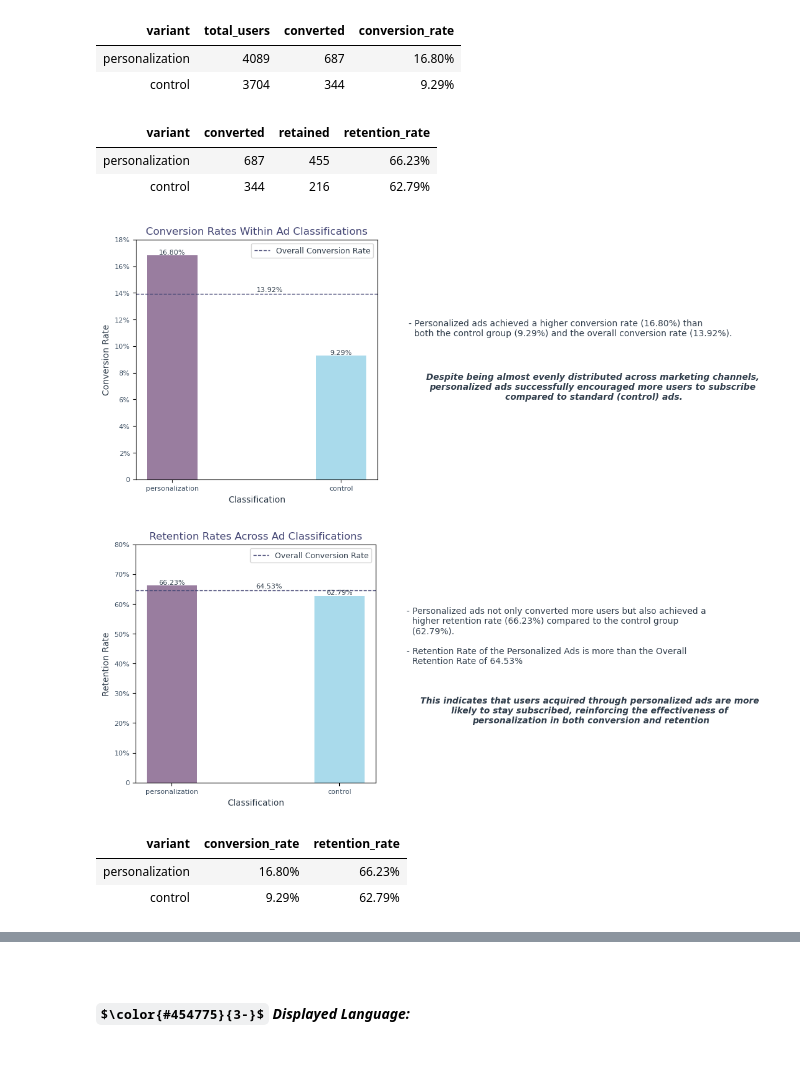
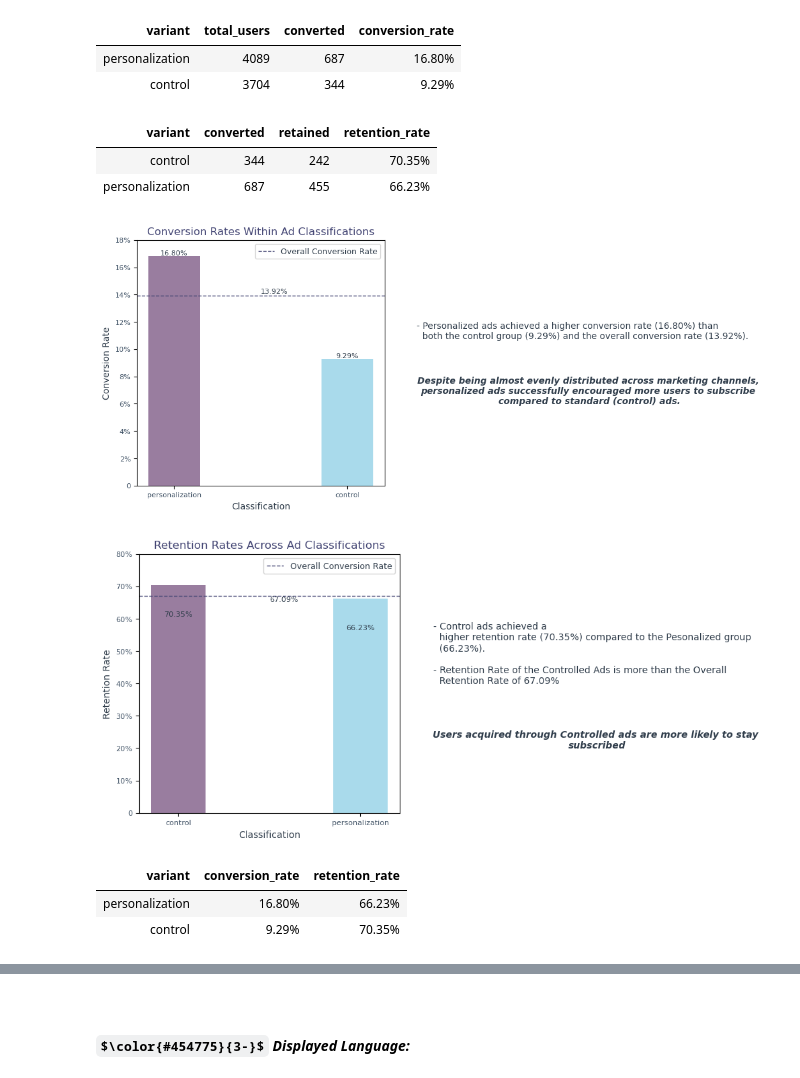
Before and after one commit to hend-a-ghafour/Analyzing_Marketing_Campaigns, a Jupyter notebook: Analyzing_Marketing_Campaigns.ipynb, the cells around one changed output, grey strips where cells are left out. Drawn from its saved outputs; the diff is of its cells as text; code cells hidden in the pictures; some formulas as TeX source.

```diff
--- a/Analyzing_Marketing_Campaigns.ipynb
+++ b/Analyzing_Marketing_Campaigns.ipynb
@@ -301,3 +313,15 @@ The Null values in date_served Column has been handeled, resulting in a 0 Null V
+# %%
+# date_subscribed:
+marketing['date_subscribed']= np.where(np.logical_and(marketing.converted==True,marketing.date_subscribed.isna()==True),
+                                       marketing.date_served,marketing.date_subscribed)
+# %%
+# subscribing_channel:
+marketing['subscribing_channel']= np.where(np.logical_and(marketing.converted==True,marketing.subscribing_channel.isna()==True),
+                                       marketing.marketing_channel,marketing.subscribing_channel)
+# %%
+#is_retained:
+marketing['is_retained']= np.where(np.logical_and(marketing.converted==True,marketing.is_retained.isna()==True,marketing.date_canceled.isna()==True),
+                                       True,marketing.is_retained)
 # %%
 # Checking for Null Values:
 if marketing.isna().sum().sum() == 0:
@@ -1158,8 +1192,8 @@ retention_var=retention_var.sort_values('retention_rate', ascending=False)
 retention_var.style.hide().format({'retention_rate':'{:,.2%}'})
 # %% [output]
 | variant | converted | retained | retention_rate |
+| control | 344 | 242 | 70.35% |
 | personalization | 687 | 455 | 66.23% |
-| control | 344 | 216 | 62.79% |
 # %%
 # 1- Visualization - Conversion Rates Within Variant Classifications:
 # Data
@@ -1183,65 +1217,64 @@ plt.yticks(np.arange(0,.2,.02),['0','2%','4%','6%','8%','10%','12%','14%','16%',
 plt.legend(fontsize=9,labelcolor='#313E4C')
 
 # Annotating chart with values
-plt.text(.5,.14, '13.92%', ha= 'left', va ='bottom', fontsize=8, color='#313E4C')
+plt.text(.5,.14, f'{conversion_rate:.2%}', ha= 'left', va ='bottom', fontsize=8, color='#313E4C')
 for i,v in enumerate(y):
     plt.text(i,v,f'{v:.2%}',va='bottom',ha='center', fontsize=8, color='#313E4C')
 
 # Findings
-text1='''
-- Personalized ads achieved a higher conversion rate (16.80%) than
-  both the control group (9.29%) and the overall conversion rate (13.92%).\n'''
+text1=f'''
+- Personalized ads achieved a higher conversion rate ({y.max():.2%}) than
+  both the control group ({y.min():.2%}) and the overall conversion rate ({conversion_rate:.2%}).\n'''
 text2='''
 Despite being almost evenly distributed across marketing channels,
 personalized ads successfully encouraged more users to subscribe
 compared to standard (control) ads.'''
 plt.text(1.4,.1,text1,color='#313E4C')
-plt.text(2.5,.06,text2, ha='center',fontstyle='italic',weight='semibold', fontsize=10,color='#313E4C')
+plt.text(2.4,.06,text2, ha='center',fontstyle='italic',weight='semibold', fontsize=10,color='#313E4C')
 plt.show()
 
 # 2-Visualization - Retention Rates Across Variant Classifications:
 # Data
 x= retention_var.variant.to_list()
 y= retention_var.retention_rate
 
 # Defining colors based on performance
 colors = ['#805D87' if n > retention_rate else '#94D1E7' for n in y]
 
 # Creating the chart
 plt.subplots(figsize = (5,5))
 plt.bar(x,y,width=.3, color=colors,alpha = .8)
 plt.axhline(y=retention_rate, color='#454775', linestyle='--', linewidth=1, label='Overall Conversion Rate', alpha=1)
 
 # Customizing the chart
 plt.title('Retention Rates Across Ad Classifications', fontsize=12,color='#454775')
 plt.xlabel('Classification', fontsize=10, color='#313E4C')
 plt.xticks(fontsize=8, color='#415366')
 plt.ylabel('Retention Rate', fontsize=10, color='#313E4C')
 plt.yticks(np.arange(0,.9,.1),['0','10%','20%','30%','40%','50%','60%','70%','80%'], fontsize=8, color='#415366')
 plt.legend(fontsize=9,labelcolor='#313E4C')
 
 # Annotating chart with values
-plt.text(.5,.65, '64.53%', ha= 'left', va ='bottom', fontsize=8, color='#313E4C')
+plt.text(.5,.65, f'{retention_rate:.2%}', ha= 'left', va ='bottom', fontsize=8, color='#313E4C')
 for i,v in enumerate(y):
-    plt.text(i,v,f'{v:.2%}',va='bottom',ha='center', fontsize=8, color='#313E4C')
+    plt.text(i,v-.1,f'{v:.2%}',va='bottom',ha='center', fontsize=8, color='#313E4C')
 
 # Findings
-text3='''
-- Personalized ads not only converted more users but also achieved a
-  higher retention rate (66.23%) compared to the control group
-  (62.79%).\n
-- Retention Rate of the Personalized Ads is more than the Overall
-  Retention Rate of 64.53%'''
+text3=f'''
+- Control ads achieved a
+  higher retention rate ({y.max():.2%}) compared to the Pesonalized group
+  ({y.min():.2%}).\n
+- Retention Rate of the Controlled Ads is more than the Overall
+  Retention Rate of {retention_rate:.2%}'''
 text4='''
-This indicates that users acquired through personalized ads are more
-likely to stay subscribed, reinforcing the effectiveness of
-personalization in both conversion and retention'''
+Users acquired through Controlled ads are more likely to stay
+subscribed'''
 plt.text(1.4,.4,text3,color='#313E4C')
-plt.text(2.5,.2,text4, ha='center',fontstyle='italic',weight='semibold', fontsize=10,color='#313E4C')
+plt.text(2.3,.2,text4, ha='center',fontstyle='italic',weight='semibold', fontsize=10,color='#313E4C')
 plt.show();
 # %% [output]
-[figure, old version]
+[figure, new version]
-[figure, old version]
+[figure, new version]
 # %%
 # Comparing Conversion Rates with Retention Rates Within Variant Classification:
 performance_var=conversion_var.merge(retention_var,on='variant')\
@@ -1251,7 +1284,7 @@ performance_var.style.hide().format({'conversion_rate':'{:,.2%}','retention_rate
 # %% [output]
 | variant | conversion_rate | retention_rate |
 | personalization | 16.80% | 66.23% |
-| control | 9.29% | 62.79% |
+| control | 9.29% | 70.35% |
 # %%
 # Visualization - Comparing Conversion Rates with Retention Rates Within Variant Classification:
 # Data
```
Also changed, not shown: parts of 31 cells of this notebook, 1 other file.
